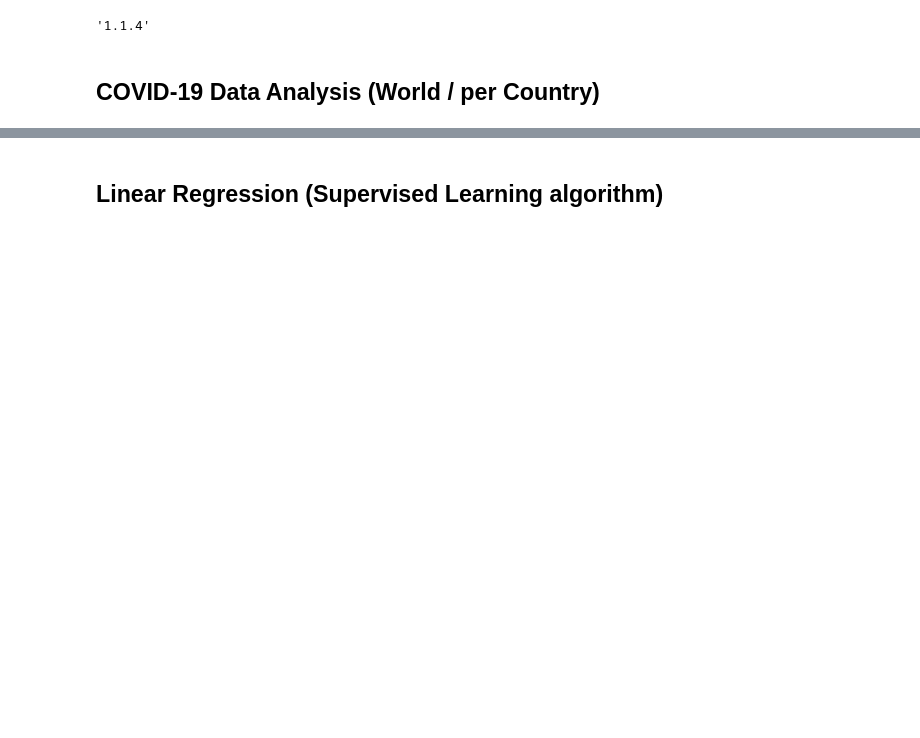
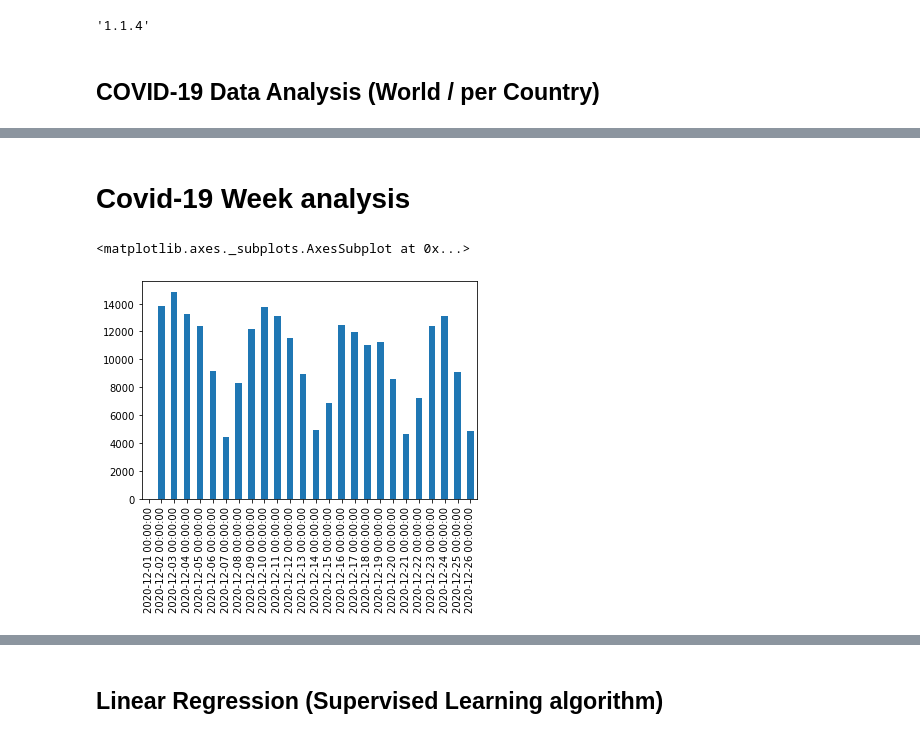
Before and after one commit to kklimexk/covid19-data-analysis, a Jupyter notebook: covid19-data-analysis.ipynb, the cells around one changed output, grey strips where cells are left out. Cells and saved outputs as stored; diff of their text form; code cells hidden in the pictures; blank space fills up the shorter version.

Commit message:
added png image with traditional programming vs ml and added covid week analysis

```diff
--- a/covid19-data-analysis.ipynb
+++ b/covid19-data-analysis.ipynb
@@ -162,0 +163,16 @@ plt.show()
+# %% [markdown]
+# Covid-19 Week analysis
+# %%
+#c['2020-05-12':'2020-05-18'].diff().plot(kind='bar')
+#c['2020-06-09':'2020-06-15'].diff().plot(kind='bar')
+#c['2020-06-23':'2020-06-29'].diff().plot(kind='bar') # presidential elections
+#c['2020-09-15':'2020-09-21'].diff().plot(kind='bar')
+#c['2020-10-06':'2020-10-12'].diff().plot(kind='bar')
+#c['2020-10-13':'2020-10-19'].diff().plot(kind='bar')
+#c['2020-11-17':'2020-11-23'].diff().plot(kind='bar')
+#c['2020-12-15':'2020-12-21'].diff().plot(kind='bar')
+
+c['2020-12-01':'2020-12-30'].diff().plot(kind='bar')
+# %% [output]
+<matplotlib.axes._subplots.AxesSubplot at 0x...>
+[figure, added]
```
Also changed, not shown: parts of 16 cells of this notebook, 1 other file.
